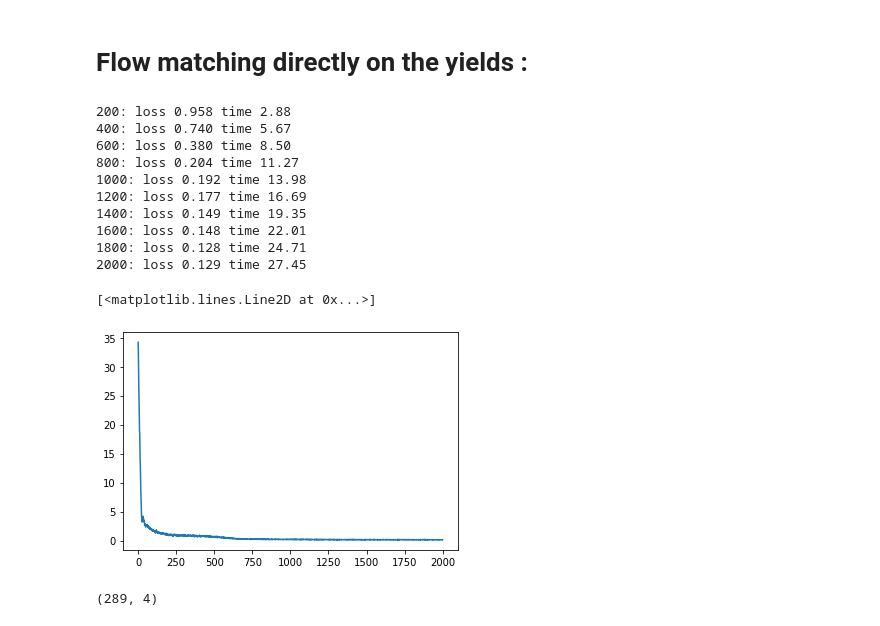
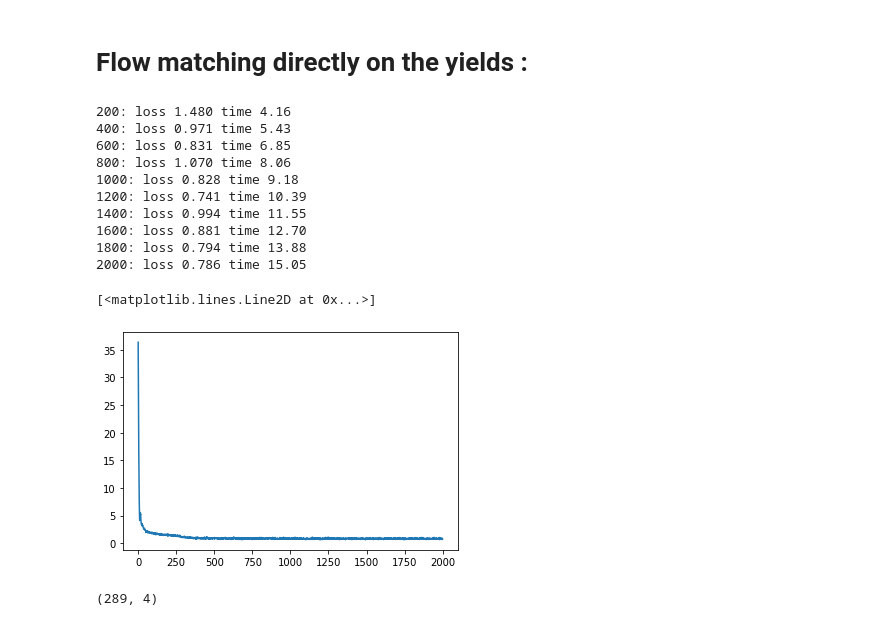
Before and after one commit to elkhomar/Genhack3, a Jupyter notebook: FlowMatching.ipynb, the cells around one changed output. Drawn from its saved outputs; the diff is of its cells as text; code cells hidden in the pictures.

```diff
--- a/FlowMatching.ipynb
+++ b/FlowMatching.ipynb
@@ -117,46 +117,46 @@ plt.show()
 # %%
 sigma = 0.1
 dim = 4
 batch_size = 256
-model = MLP(dim=dim, time_varying=True, w=50)
+model = MLP(dim=dim, time_varying=True, w=128)
 optimizer = torch.optim.Adam(model.parameters())
-FM = ExactOptimalTransportConditionalFlowMatcher(sigma=sigma)
+FM = ConditionalFlowMatcher(sigma=sigma)
 
 losses = []
 start = time.time()
 for k in range(2000):
     optimizer.zero_grad()
 
     x0 = torch.rand([batch_size,dim], dtype=torch.float32)
     x1 = torch.tensor(X.sample(n=batch_size, random_state=np.random.seed(seed)).values, dtype=torch.float32)
 
     t, xt, ut = FM.sample_location_and_conditional_flow(x0, x1)
 
     vt = model(torch.cat([xt, t[:, None]], dim=-1))
     loss = torch.mean((vt - ut) ** 2)
     losses.append(loss.item())
 
     loss.backward()
     optimizer.step()
 
     if (k + 1) % 200 == 0:
         end = time.time()
         print(f"{k+1}: loss {loss.item():0.3f} time {(end - start):0.2f}")
 
 plt.plot(losses)
 # %% [output]
-200: loss 0.958 time 2.88
-400: loss 0.740 time 5.67
-600: loss 0.380 time 8.50
-800: loss 0.204 time 11.27
-1000: loss 0.192 time 13.98
-1200: loss 0.177 time 16.69
-1400: loss 0.149 time 19.35
-1600: loss 0.148 time 22.01
-1800: loss 0.128 time 24.71
-2000: loss 0.129 time 27.45
+200: loss 1.480 time 4.16
+400: loss 0.971 time 5.43
+600: loss 0.831 time 6.85
+800: loss 1.070 time 8.06
+1000: loss 0.828 time 9.18
+1200: loss 0.741 time 10.39
+1400: loss 0.994 time 11.55
+1600: loss 0.881 time 12.70
+1800: loss 0.794 time 13.88
+2000: loss 0.786 time 15.05
 [<matplotlib.lines.Line2D at 0x...>]
-[figure, old version]
+[figure, new version]
 # %%
 nb_samples = 289
 
```
Also changed, not shown: parts of 5 cells of this notebook.
